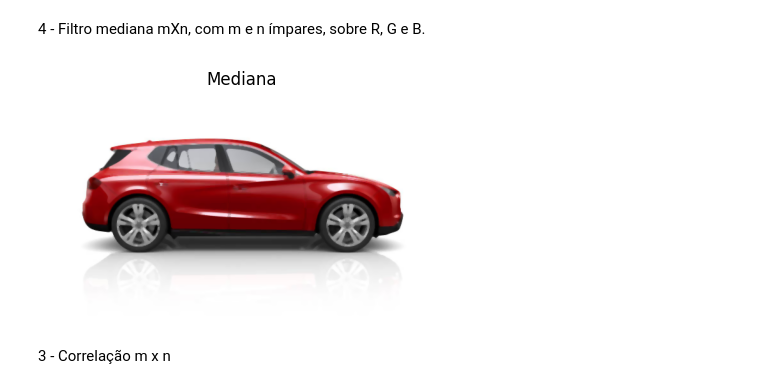
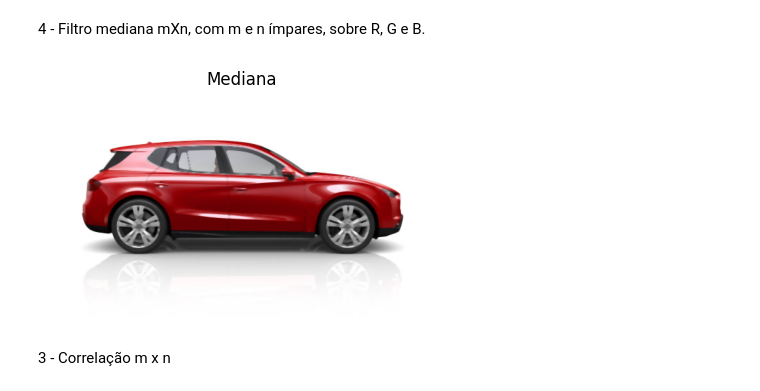
Before and after one commit to ezequieltjo/PDI_Project_1, a Jupyter notebook: PDI.ipynb, the cells around one changed output. Drawn from its saved outputs; the diff is of its cells as text; code cells hidden in the pictures.

```diff
--- a/PDI.ipynb
+++ b/PDI.ipynb
@@ -386,9 +373,9 @@ def median_filter(imgarr, height, width, x_filter, y_filter): # considenrando in
 
     return out
 # %%
-outImg = median_filter(imgarr, width, height, 5, 5)
+outImg = median_filter(imgarr, width, height, 3, 4)
 # %% [output]
-[figure, old version]
+[figure, new version]
 # %% [markdown]
 3 - Correlação m x n
 # %%
```
Also changed, not shown: parts of 13 cells of this notebook, 1 other file.
